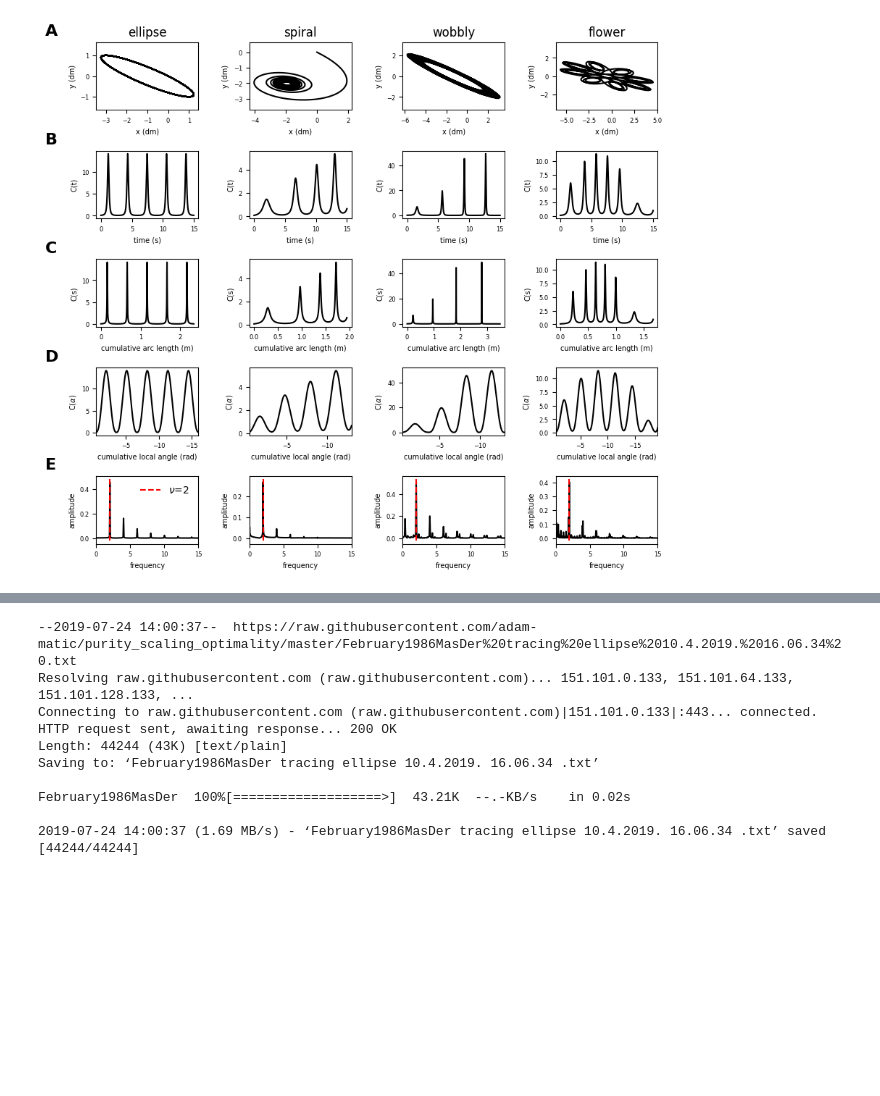
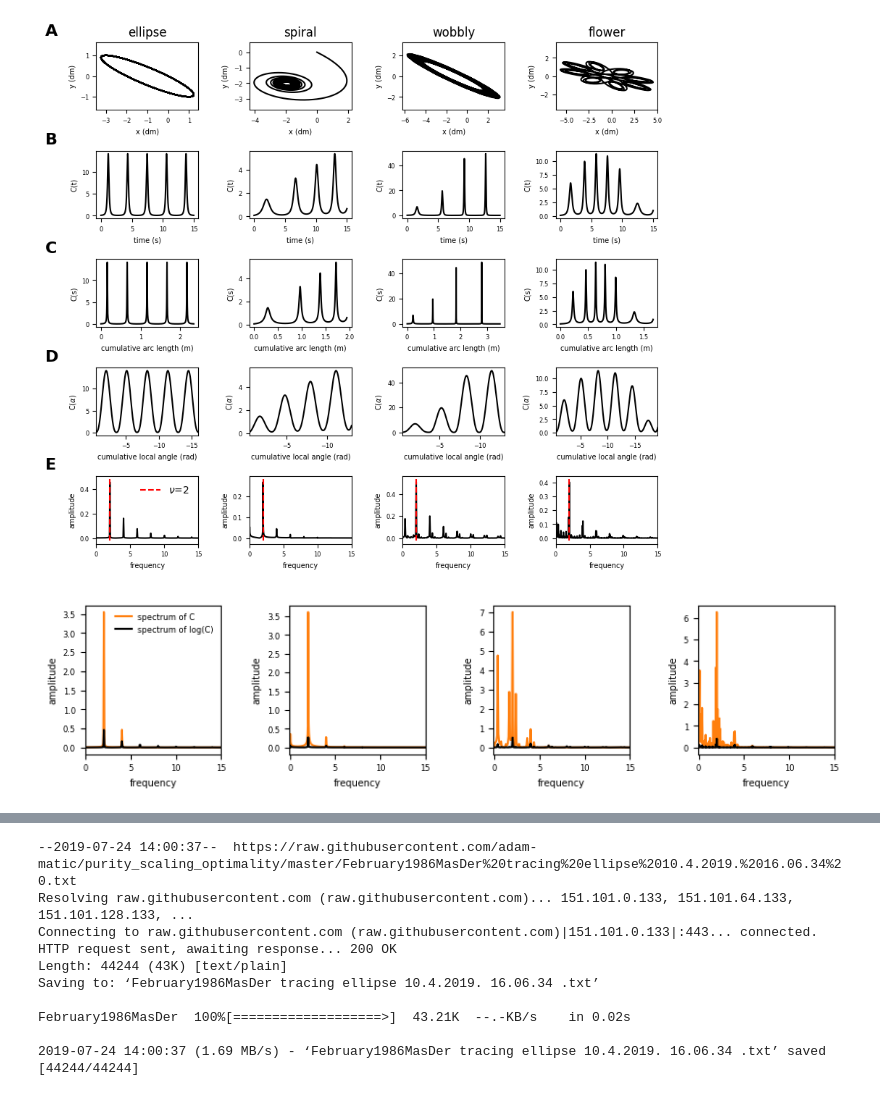
Before and after one commit to adam-matic/purity_scaling_optimality, a Jupyter notebook: Purity,_scaling_and_optimality.ipynb, the cells around one changed output, grey strips where cells are left out. Saved outputs shown, nothing was run; the diff lists cells and outputs as text; code cells hidden in the pictures; blank space fills up the shorter version.

```diff
--- a/Purity,_scaling_and_optimality.ipynb
+++ b/Purity,_scaling_and_optimality.ipynb
@@ -70,6 +70,7 @@ def analyze(xs, ys, ts, dt=0.001, rlim=None):
   d.yacc = yspl.derivative(2)(d.t)
   d.xjerk = xspl.derivative(3)(d.t)
   d.yjerk = yspl.derivative(3)(d.t)
+  d.P = d.xvel * d.xacc + d.yvel * d.yacc
   d.J = sum(sqrt(d.xjerk**2 + d.yjerk**2)) * dt
   d.V = sqrt(d.xvel**2.0 + d.yvel**2.0)
   D0 = abs(d.yacc * d.xvel - d.xacc * d.yvel)
@@ -107,9 +108,10 @@ def triangle_area(a, b, c):
 
 @njit
 def get_times(ds, C, target_time, target_beta):
-  dt = ds / (C ** (target_beta - 1))
-  t0 = cumsum(dt)
-  t = target_time * t0  / t0[-1]
+  dt = ds * C ** (1- target_beta)
+  T = cumsum(dt)
+  k = target_time / T[-1]
+  t =  k * T
   return t
 
 @jit
@@ -413,0 +449,34 @@ filesize 1.065159797668457
+# %%
+style.use("default")
+matplotlib.rcParams['xtick.labelsize'] = 6
+matplotlib.rcParams['ytick.labelsize'] = 6
+matplotlib.rcParams['axes.labelsize'] = 7
+rcParams['pdf.fonttype'] = 42
+
+fig, ax = subplots(1, 4, figsize=[10, 2])
+subplots_adjust(hspace=0.6, wspace=0.5)
+
+#for i, s in enumerate("ABCDE"):
+#  ax[i, 0].text(-0.5, 1.1, s, size=16, weight="bold", transform = ax[i, 0].transAxes)
+
+
+for i, curve in enumerate(curves.columns):
+  c = curves[curve]
+  a=ax[i]
+  a.plot(c.F_nolog, c.Y_nolog , color="tab:orange", label="spectrum of C")
+  a.plot(c.spectrum_F, c.spectrum_Y, color="k", label="spectrum of log(C)")
+  a.set_xlim(-0.10, 15)
+  a.set_xlabel("frequency")
+  a.set_ylabel("amplitude")
+  yl = a.get_ylim()
+  #a.plot([2,2], yl, "--",color="red", label=r"$\nu$=2")
+  #a.legend(frameon=False)
+
+ax[0].legend(frameon=False, fontsize=6)
+
+fn = "Spectrum_C_vs_LogC.pdf"
+savefig(fn, format="pdf")
+#print("filesize", os.path.getsize(fn) / (1024* 1024))
+show ()
+# %% [output]
+[figure, added]
```
Also changed, not shown: parts of 21 cells of this notebook.
